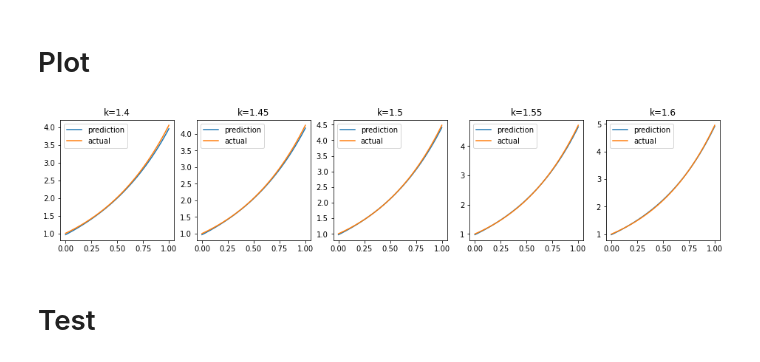
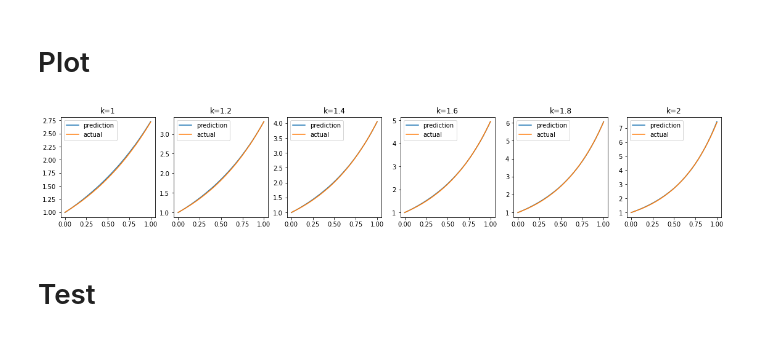
Before and after one commit to PauliusSasnauskas/sasde, a Jupyter notebook: sample_eq1.ipynb, the cells around one changed output. Drawn from its saved outputs; the diff is of its cells as text; code cells hidden in the pictures.

```diff
--- a/sample_eq1.ipynb
+++ b/sample_eq1.ipynb
@@ -48,18 +48,18 @@ y_real_fn = sp.lambdify([k, x], sp.exp(k*x))
 # %%
 x_try = np.linspace(0, 1, 50)
 
-k_tries = [1.4, 1.45, 1.5, 1.55, 1.6]
+k_tries = [1, 1.2, 1.4, 1.6, 1.8, 2]
 fig, axs = plt.subplots(1, len(k_tries))
 fig.set_size_inches(len(k_tries)*3.2, 3)
 
 for ax, k_try in zip(axs, k_tries):
   ax.set_title(f'k={k_try}')
   ax.plot(x_try, y_pred_fn(k_try, x_try), label=f'prediction')
   ax.plot(x_try, y_real_fn(k_try, x_try), label=f'actual')
   ax.legend()
 plt.show()
 # %% [output]
-[figure, old version]
+[figure, new version]
 # %% [markdown]
 # Test
 # %%
```
Also changed, not shown: parts of 5 cells of this notebook, 6 other files.
